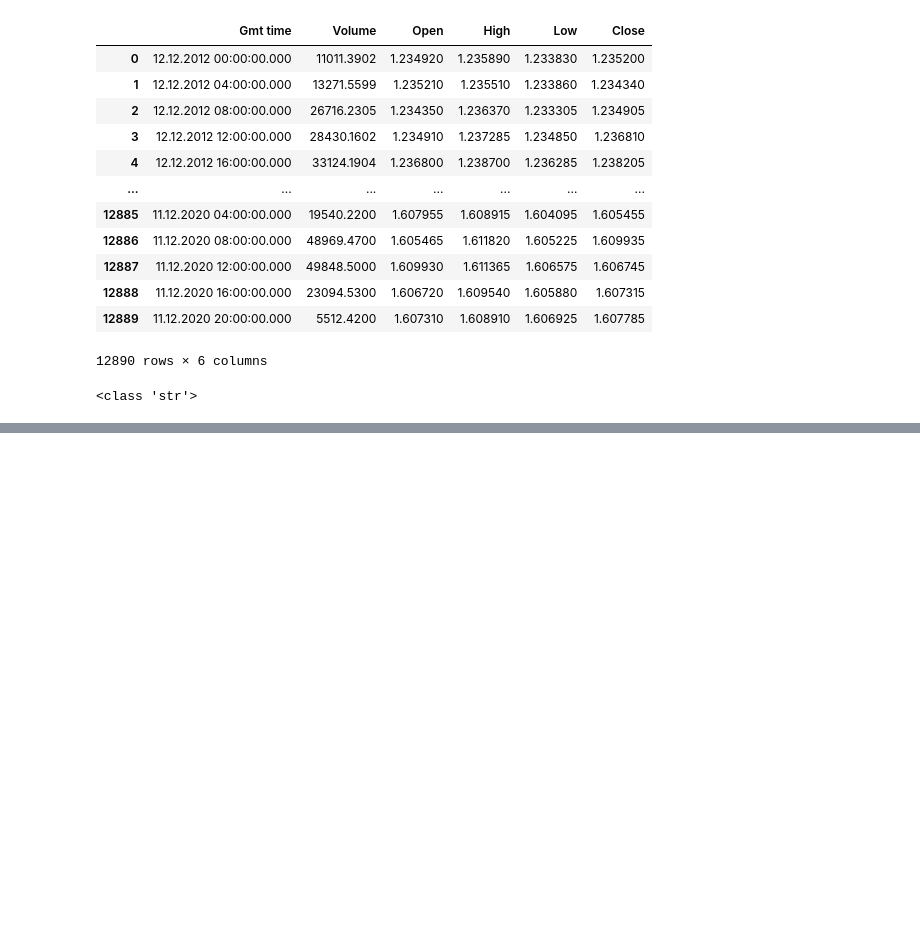
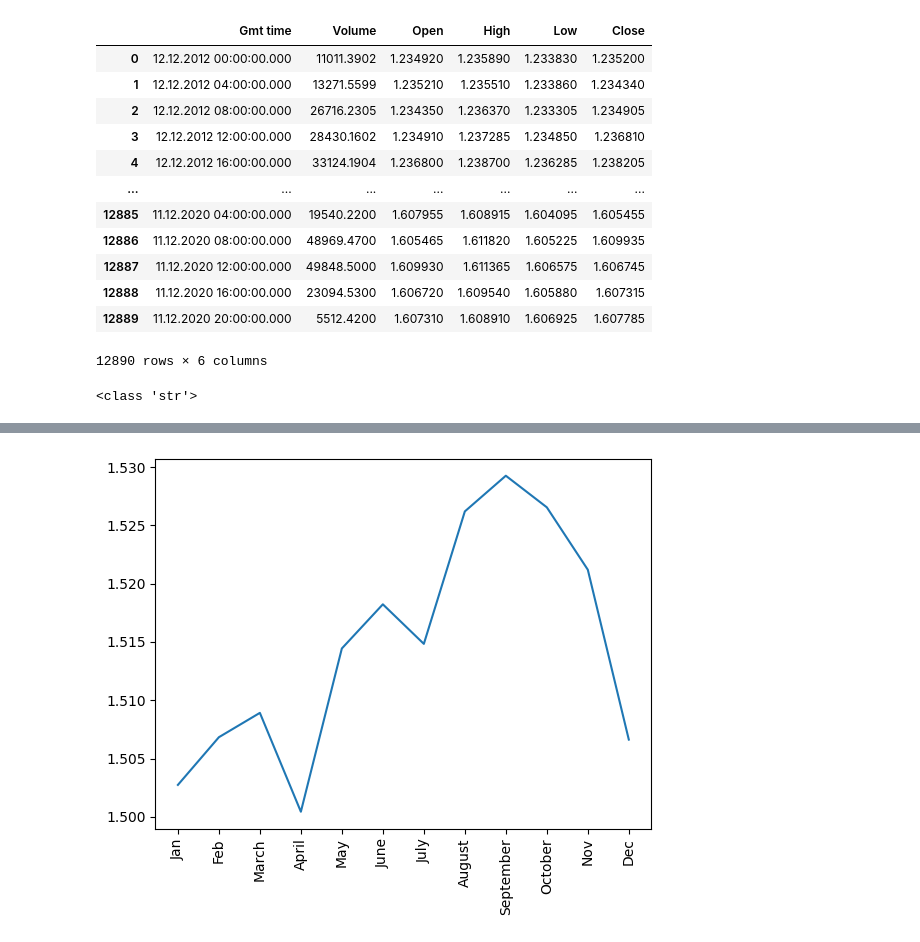
Before and after one commit to grgfatta86/Pythonpractices, a Jupyter notebook: Stock_Project.ipynb, the cells around one changed output, grey strips where cells are left out. Cells and saved outputs as stored; diff of their text form; code cells hidden in the pictures; blank space fills up the shorter version.

```diff
--- a/Stock_Project.ipynb
+++ b/Stock_Project.ipynb
@@ -78,3 +78,32 @@ Enter Second Date for time period format D.M.Y :- 30.12.2012
 # Check which months over the year had highest Volume
 # caluclate mean volume for each month each year
 # 1 data frames that has 12 jan,feb,march,april,may,june,july..... and rows will be number of year
+# %%
+def find_data_for_all_months(column_to_mean):
+  years=[]
+  all_months_data=[]
+  for index in range(9):
+    years.append(2012+index)
+  for k in range(1,13): # Number of months january is 1.................. 12 is december
+    temp_monthly_data=[]
+    for j in years:
+      if k ==12:
+        # date1 is year/01/12
+        # date2 is year+1/01/01
+        date1=datetime.datetime(year=j,month=k,day=1)
+        date2=datetime.datetime(year=j+1,month=1,day=1)
+      else:
+        date1=datetime.datetime(year=j,month=k,day=1)
+        date2=datetime.datetime(year=j,month=k+1,day=1)
+      date_filt1=df[df["Gmt time"]>=date1]
+      date_filter_2=date_filt1[date_filt1["Gmt time"]<date2]
+      temp_monthly_data.append(date_filter_2[column_to_mean].mean())
+    all_months_data.append(temp_monthly_data)
+  return all_months_data
+# %%
+all_months_of_data=find_data_for_all_months("Close")
+import numpy as np
+data_of_months_as_a_array=np.array(all_months_of_data).T
+# %%
+months=["Jan","Feb","March","April","May","June","July","August","September","October","Nov","Dec"]
+df_months=pd.DataFrame(data_of_months_as_a_array,columns=months)
@@ -80,0 +123,8 @@ Enter Second Date for time period format D.M.Y :- 30.12.2012
+# %%
+import matplotlib.pyplot as plt
+
+plt.plot(df_months.mean())
+plt.xticks(rotation=90)
+plt.show()
+# %% [output]
+[figure, added]
```
Also changed, not shown: parts of 5 cells of this notebook.
